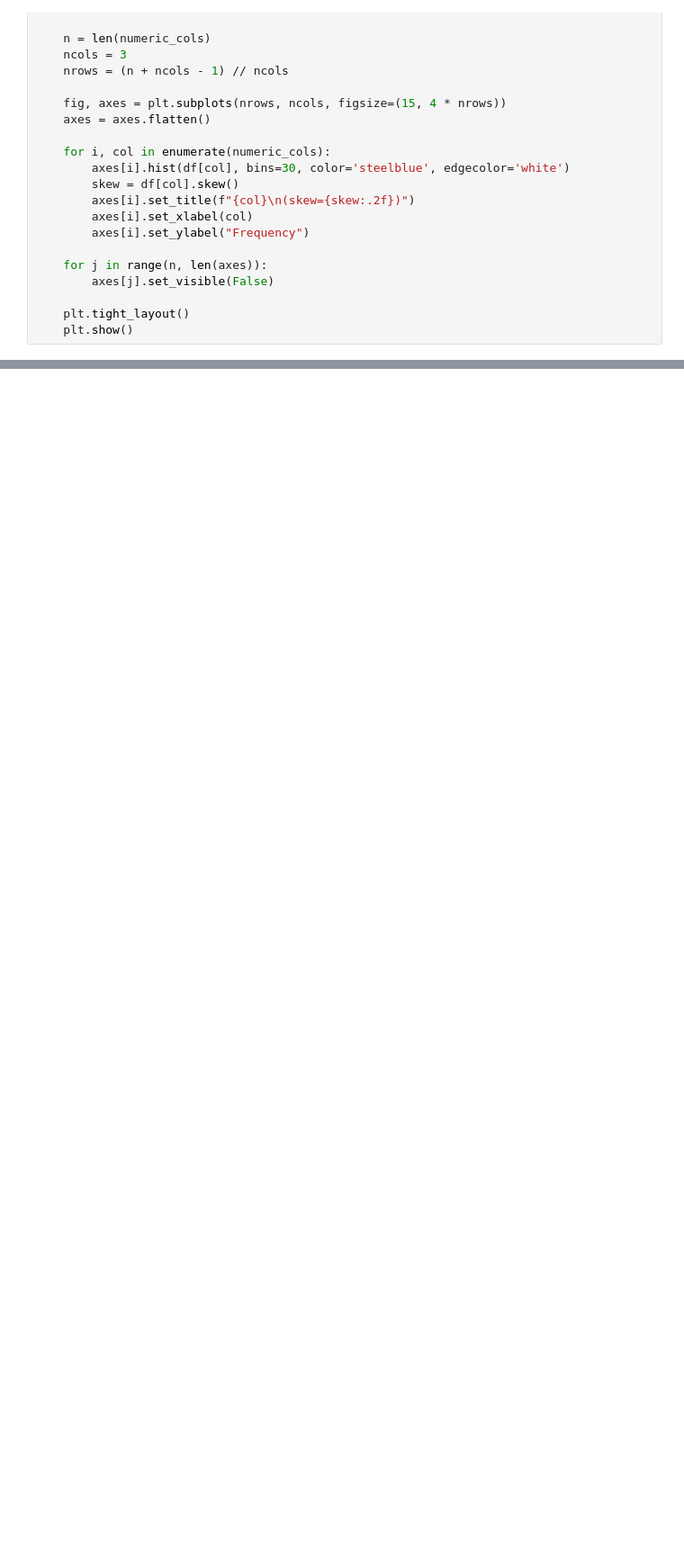
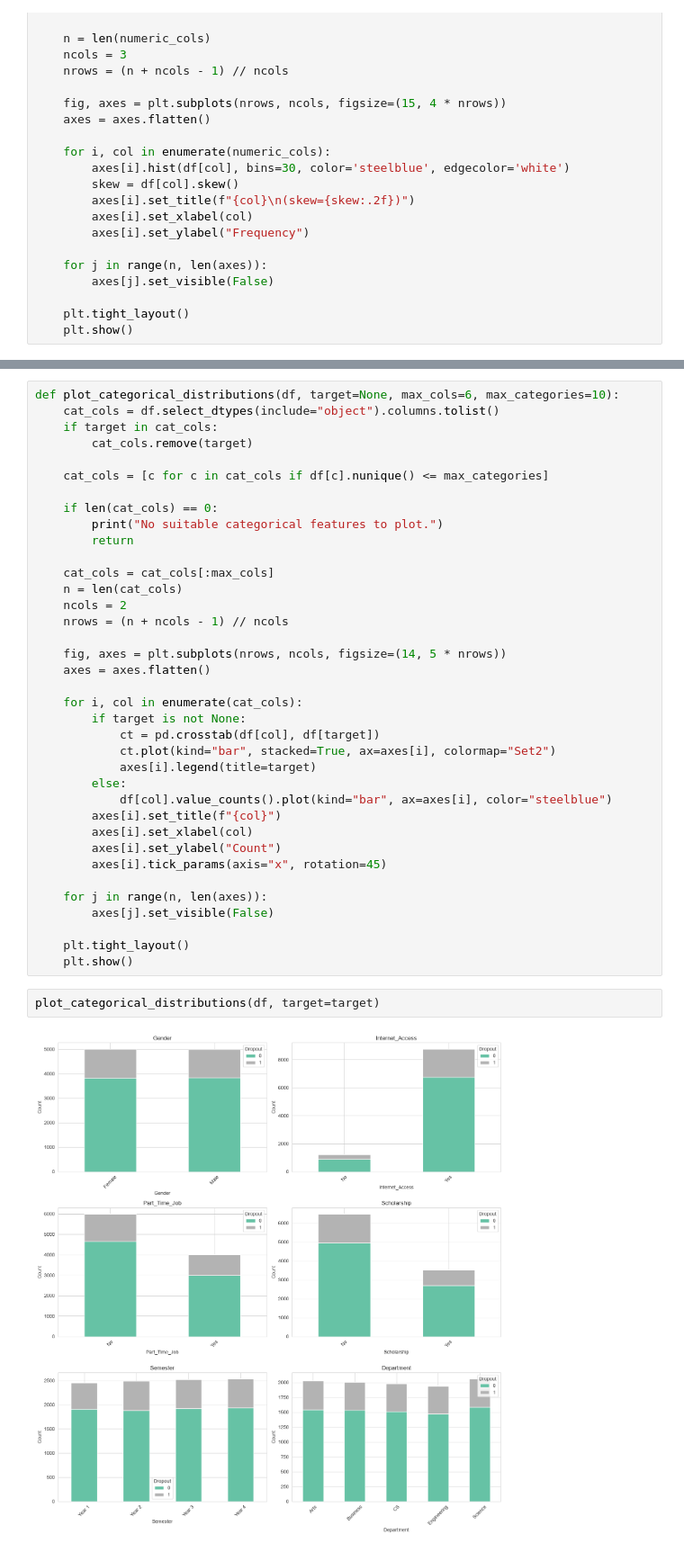
Before and after one commit to nithishg-ng/Educational-Analytics-Platform, a Jupyter notebook: notebooks/EDA.ipynb, the cells around one changed output, grey strips where cells are left out. Shown at 90% size. Drawn from its saved outputs; the diff is of its cells as text; blank space fills up the shorter version.

```diff
--- a/notebooks/EDA.ipynb
+++ b/notebooks/EDA.ipynb
@@ -129,0 +155,41 @@ plot_numeric_distributions(df_raw, target=target)
+# %%
+def plot_categorical_distributions(df, target=None, max_cols=6, max_categories=10):
+    cat_cols = df.select_dtypes(include="object").columns.tolist()
+    if target in cat_cols:
+        cat_cols.remove(target)
+
+    cat_cols = [c for c in cat_cols if df[c].nunique() <= max_categories]
+
+    if len(cat_cols) == 0:
+        print("No suitable categorical features to plot.")
+        return
+
+    cat_cols = cat_cols[:max_cols]
+    n = len(cat_cols)
+    ncols = 2
+    nrows = (n + ncols - 1) // ncols
+
+    fig, axes = plt.subplots(nrows, ncols, figsize=(14, 5 * nrows))
+    axes = axes.flatten()
+
+    for i, col in enumerate(cat_cols):
+        if target is not None:
+            ct = pd.crosstab(df[col], df[target])
+            ct.plot(kind="bar", stacked=True, ax=axes[i], colormap="Set2")
+            axes[i].legend(title=target)
+        else:
+            df[col].value_counts().plot(kind="bar", ax=axes[i], color="steelblue")
+        axes[i].set_title(f"{col}")
+        axes[i].set_xlabel(col)
+        axes[i].set_ylabel("Count")
+        axes[i].tick_params(axis="x", rotation=45)
+
+    for j in range(n, len(axes)):
+        axes[j].set_visible(False)
+
+    plt.tight_layout()
+    plt.show()
+# %%
+plot_categorical_distributions(df, target=target)
+# %% [output]
+[figure, added]
```
Also changed, not shown: parts of 7 cells of this notebook, 6 other files.
